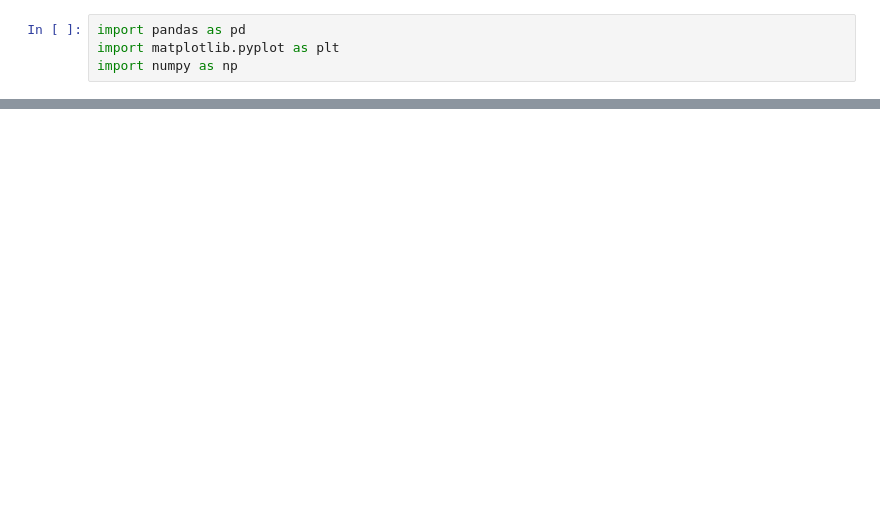
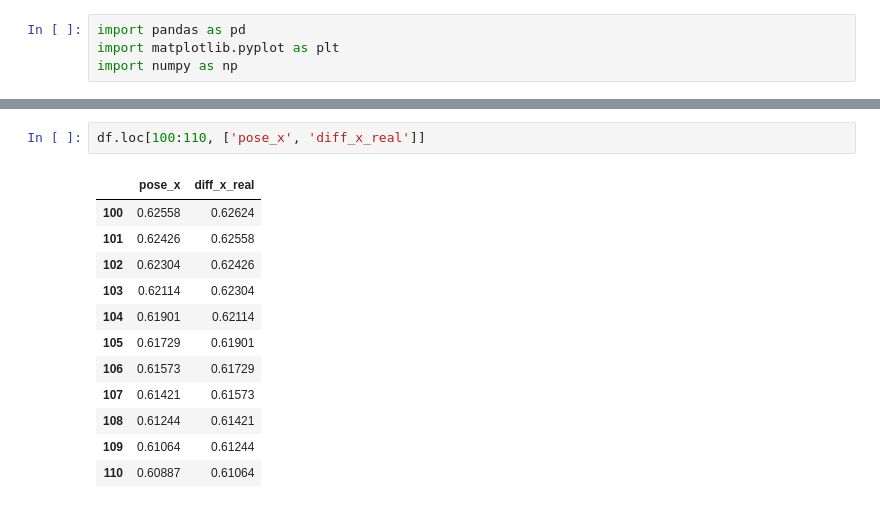
Before and after one commit to lgarciaos/AutoNOMOS, a Jupyter notebook: debug python/localization.ipynb, the cells around one changed output, grey strips where cells are left out. Cells and saved outputs as stored; diff of their text form; blank space fills up the shorter version.

```diff
--- a/debug python/localization.ipynb
+++ b/debug python/localization.ipynb
@@ -98,0 +94,15 @@ plt.show()
+# %%
+df.loc[100:110, ['pose_x', 'diff_x_real']]
+# %% [output]
+|  | pose_x | diff_x_real |
+| 100 | 0.62558 | 0.62624 |
+| 101 | 0.62426 | 0.62558 |
+| 102 | 0.62304 | 0.62426 |
+| 103 | 0.62114 | 0.62304 |
+| 104 | 0.61901 | 0.62114 |
+| 105 | 0.61729 | 0.61901 |
+| 106 | 0.61573 | 0.61729 |
+| 107 | 0.61421 | 0.61573 |
+| 108 | 0.61244 | 0.61421 |
+| 109 | 0.61064 | 0.61244 |
+| 110 | 0.60887 | 0.61064 |
```
Also changed, not shown: parts of 9 cells of this notebook, 43 other files.
